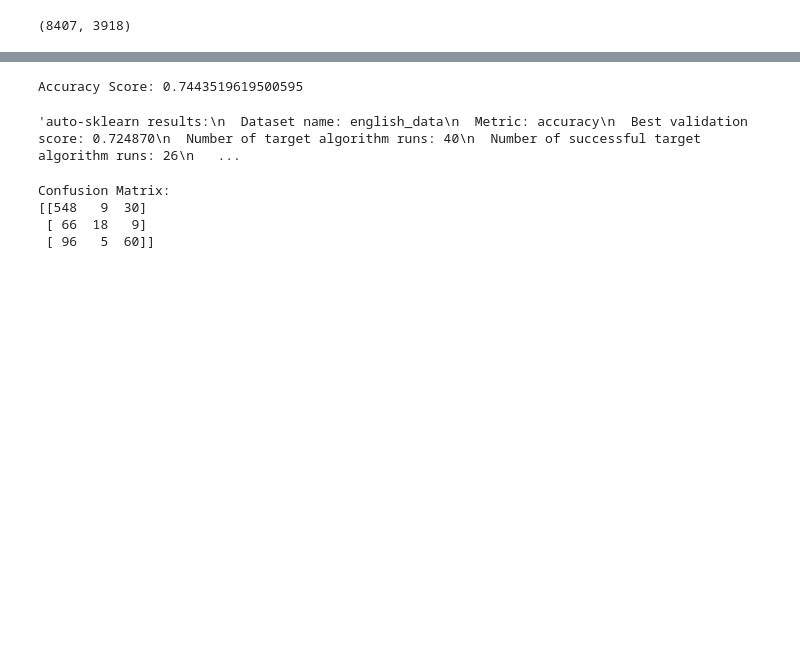
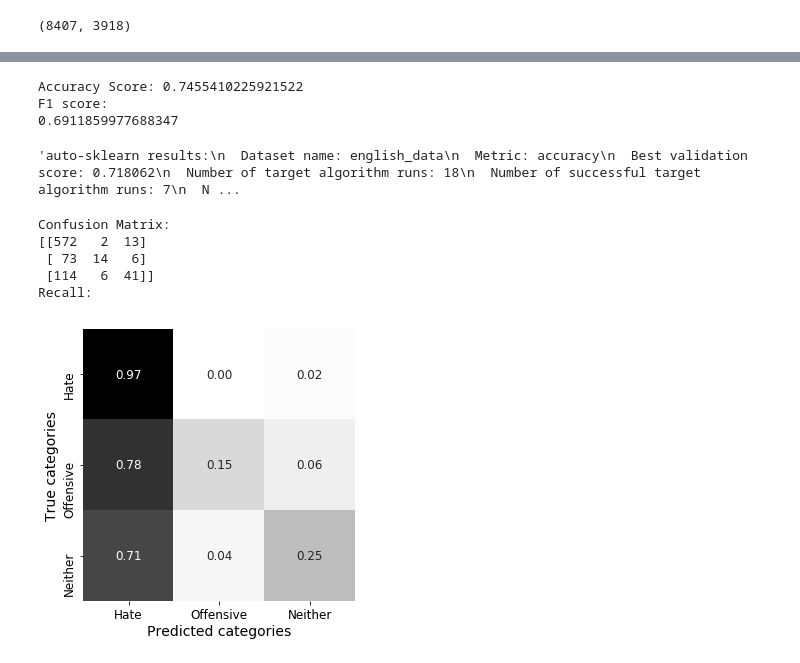
Before and after one commit to mjorgen1/DAADRISE_AbusiveLangProject, a Jupyter notebook: AutoSklearn-Work/Germ_DavidsonFeatureExtraction_AutoSklearn.ipynb, the cells around one changed output, grey strips where cells are left out. Saved outputs shown, nothing was run; the diff lists cells and outputs as text; code cells hidden in the pictures; blank space fills up the shorter version.

Commit message:
adding some stats for result visability and comprehensibility

```diff
--- a/AutoSklearn-Work/Germ_DavidsonFeatureExtraction_AutoSklearn.ipynb
+++ b/AutoSklearn-Work/Germ_DavidsonFeatureExtraction_AutoSklearn.ipynb
@@ -219,7 +220,7 @@ y_test = y_test.to_frame(name='labels')
 # %%
 # can't run with columns more than 5000 or so it seems
 print("start automl!")
-automl = autosklearn.classification.AutoSklearnClassifier(ml_memory_limit=10000, time_left_for_this_task=3600, per_run_time_limit=360) #ensemble_size=0)
+automl = autosklearn.classification.AutoSklearnClassifier(ml_memory_limit=10000, time_left_for_this_task=360, per_run_time_limit=36) #ensemble_size=0)
 automl.fit(X_train, y_train, dataset_name='english_data') # feat_type=classification is another param we might use?
 # %% [output]
 start automl!
@@ -258,20 +259,40 @@ AutoSklearnClassifier(delete_output_folder_after_terminate=True,
 y_hat = automl.predict(X_test)
 # %%
 print("Accuracy Score:", sklearn.metrics.accuracy_score(y_test, y_hat))
+print("F1 score: ")
+print(sklearn.metrics.f1_score(y_test, y_hat, average="weighted"))
 # %% [output]
-Accuracy Score: 0.7443519619500595
+Accuracy Score: 0.7455410225921522
+F1 score:
+0.6911859977688347
 # %%
 automl.sprint_statistics()
 # %% [output]
-'auto-sklearn results:\n  Dataset name: english_data\n  Metric: accuracy\n  Best validation score: 0.724870\n  Number of target algorithm runs: 40\n  Number of successful target algorithm runs: 26\n   ...
+'auto-sklearn results:\n  Dataset name: english_data\n  Metric: accuracy\n  Best validation score: 0.718062\n  Number of target algorithm runs: 18\n  Number of successful target algorithm runs: 7\n  N ...
-# %%
-print("Confusion Matrix: ")
-print(sklearn.metrics.confusion_matrix(y_test, y_hat))
-# %% [output]
-Confusion Matrix:
-[[548   9  30]
- [ 66  18   9]
- [ 96   5  60]]
+# %%
+import matplotlib.pyplot as plt # TODO: take out once done checking
+print("Confusion Matrix: ")
+print(sklearn.metrics.confusion_matrix(y_test, y_hat))
+print("Recall: ")
+
+confusion_matrix = sklearn.metrics.confusion_matrix(y_test,y_hat)
+matrix_proportions = np.zeros((3,3))
+for i in range(0,3):
+    matrix_proportions[i,:] = confusion_matrix[i,:]/float(confusion_matrix[i,:].sum())
+names=['Hate','Offensive','Neither']
+confusion_df = pd.DataFrame(matrix_proportions, index=names,columns=names)
+plt.figure(figsize=(5,5))
+seaborn.heatmap(confusion_df,annot=True,annot_kws={"size": 12},cmap='gist_gray_r',cbar=False, square=True,fmt='.2f')
+plt.ylabel(r'True categories',fontsize=14)
+plt.xlabel(r'Predicted categories',fontsize=14)
+plt.tick_params(labelsize=12)
+# %% [output]
+Confusion Matrix:
+[[572   2  13]
+ [ 73  14   6]
+ [114   6  41]]
+Recall:
+[figure, added]
 # %%
 # Create a new folder to hold statistics for a run
 def createFolder(directory):
```
Also changed, not shown: parts of 5 cells of this notebook, 1 other file.
